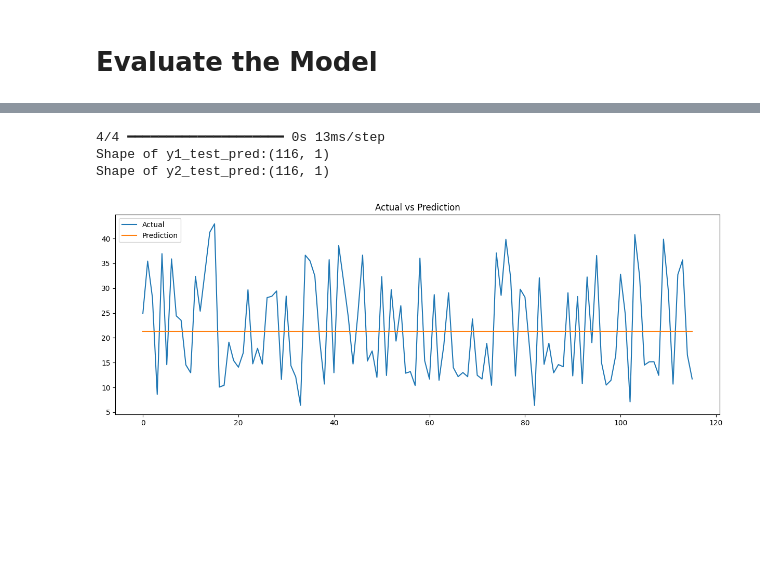
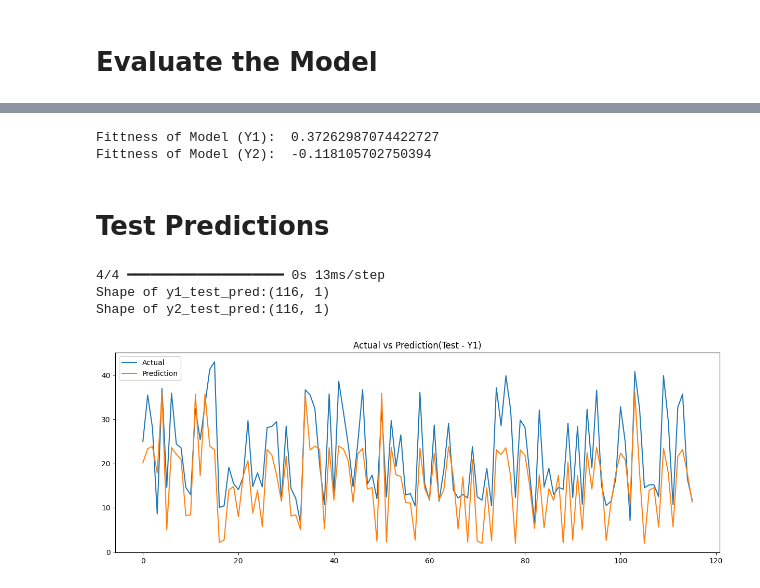
Before and after one commit to santhoshkavi123/TENSORFLOW, a Jupyter notebook: Energy Efficiency Project/energy_efficienct_notebook.ipynb, the cells around one changed output, grey strips where cells are left out. Cells and saved outputs as stored; diff of their text form; code cells hidden in the pictures; blank space fills up the shorter version.

```diff
--- a/Energy Efficiency Project/energy_efficienct_notebook.ipynb
+++ b/Energy Efficiency Project/energy_efficienct_notebook.ipynb
@@ -110,9 +110,9 @@ input_layer = Input(shape = (X_train.shape[1],  ))
 
 # define the dense layers
 first_dense = Dense(units = 128, activation= 'relu')(input_layer)
-second_dense = Dense(units = 128, activation= 'tanh')(first_dense)
+second_dense = Dense(units = 128, activation= 'relu')(first_dense)
 second_1_dense = Dense(units = 128, activation= 'relu')(second_dense)
-second_2_dense = Dense(units = 128, activation= 'tanh')(second_1_dense)
+second_2_dense = Dense(units = 128, activation= 'relu')(second_1_dense)
 second_3_dense = Dense(units = 128, activation= 'relu')(second_2_dense)
 
 # Prediction of "Y1" first output
@@ -217,3 +247,11 @@ Test Mean Square Error (Y2): 92.53807067871094
+# %%
+print("Fittness of Model (Y1): ",r2_score(y1_val, y1_val_pred))
+print("Fittness of Model (Y2): ",r2_score(y2_val, y2_val_pred))
+# %% [output]
+Fittness of Model (Y1):  0.37262987074422727
+Fittness of Model (Y2):  -0.118105702750394
+# %% [markdown]
+# Test Predictions
 # %%
 y1_test_pred, y2_test_pred = model.predict(X_test)
 print(f"Shape of y1_test_pred:{y1_test_pred.shape}")
@@ -225,11 +263,11 @@ Shape of y2_test_pred:(116, 1)
 # %%
 plt.figure(figsize = (15, 5))
 
 plt.plot(y1_test, label = "Actual")
 plt.plot(np.hstack(y1_test_pred), label = "Prediction")
 
 plt.legend()
-plt.title("Actual vs Prediction")
+plt.title("Actual vs Prediction(Test - Y1)")
 plt.show()
 # %% [output]
-[figure, old version]
+[figure, new version]
```
Also changed, not shown: parts of 12 cells of this notebook.
